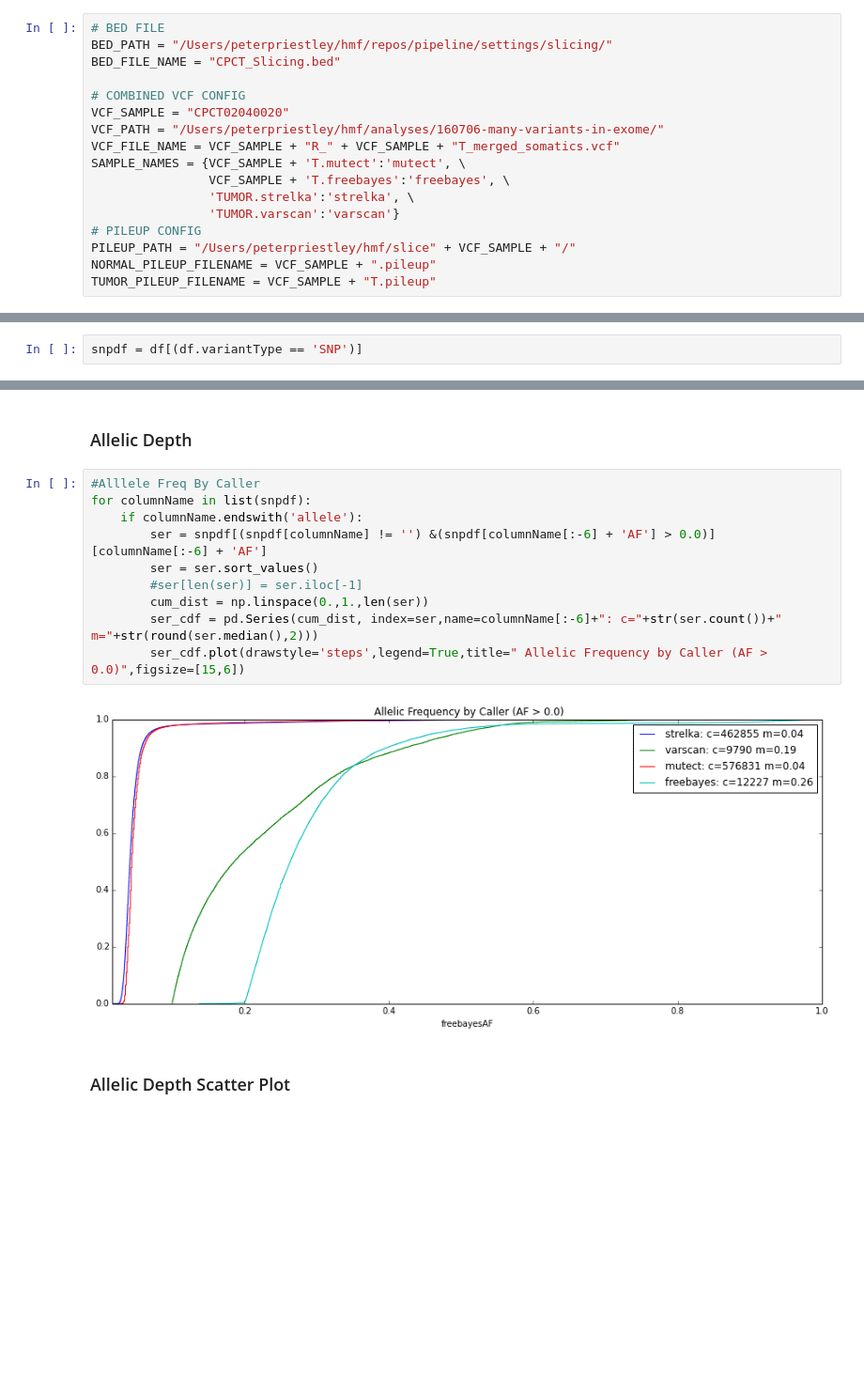
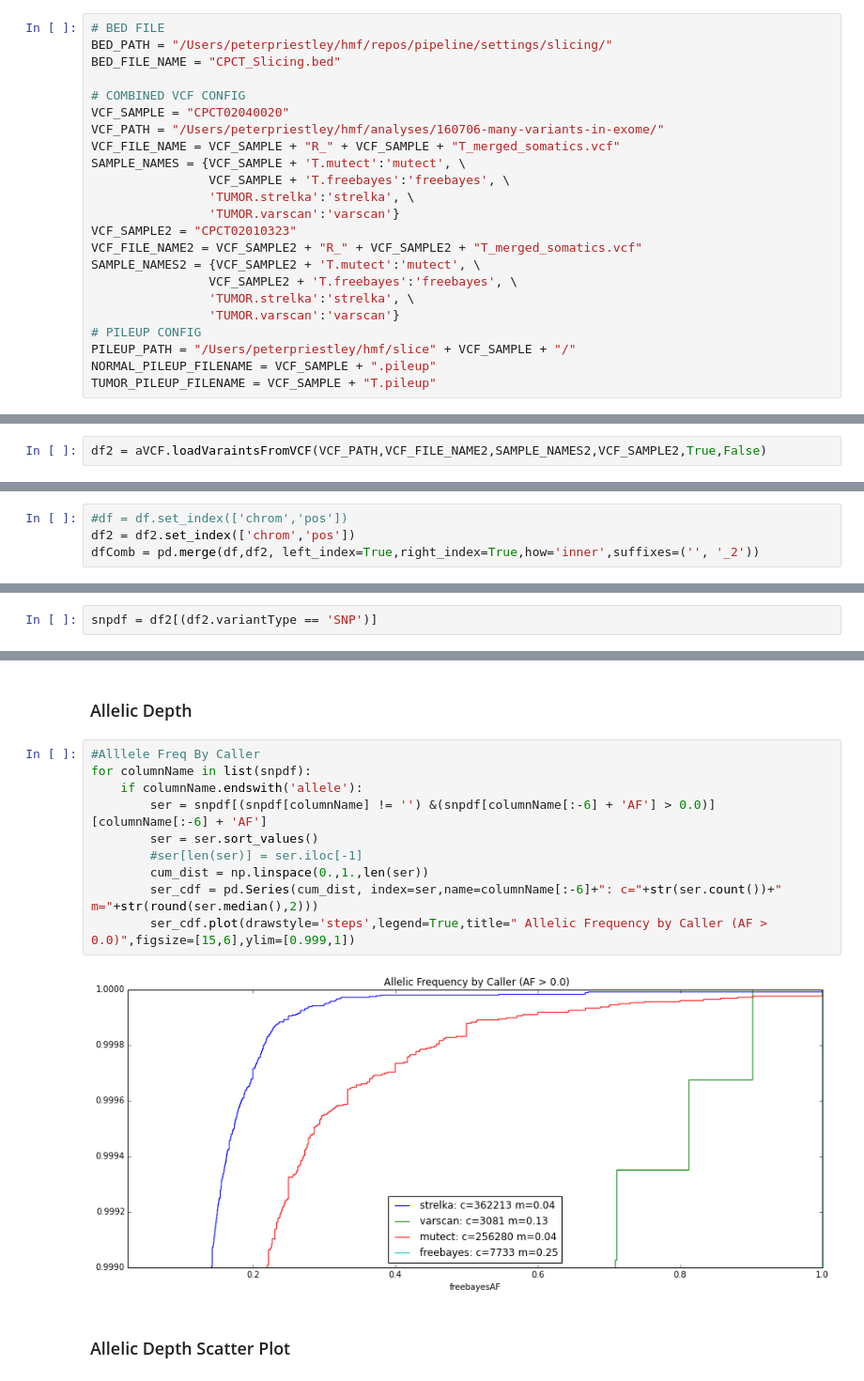
Before and after one commit to hartwigmedical/scripts, a Jupyter notebook: ipython/SuspiciousSampleAnalysisExample.ipynb, the cells around one changed output, grey strips where cells are left out. Shown at 94% size. Saved outputs shown, nothing was run; the diff lists cells and outputs as text; blank space fills up the shorter version.

```diff
--- a/ipython/SuspiciousSampleAnalysisExample.ipynb
+++ b/ipython/SuspiciousSampleAnalysisExample.ipynb
@@ -30,6 +30,12 @@ SAMPLE_NAMES = {VCF_SAMPLE + 'T.mutect':'mutect', \
                 VCF_SAMPLE + 'T.freebayes':'freebayes', \
                 'TUMOR.strelka':'strelka', \
                 'TUMOR.varscan':'varscan'}
+VCF_SAMPLE2 = "CPCT02010323"
+VCF_FILE_NAME2 = VCF_SAMPLE2 + "R_" + VCF_SAMPLE2 + "T_merged_somatics.vcf"
+SAMPLE_NAMES2 = {VCF_SAMPLE2 + 'T.mutect':'mutect', \
+                VCF_SAMPLE2 + 'T.freebayes':'freebayes', \
+                'TUMOR.strelka':'strelka', \
+                'TUMOR.varscan':'varscan'}
 # PILEUP CONFIG
 PILEUP_PATH = "/Users/peterpriestley/hmf/slice" + VCF_SAMPLE + "/"
 NORMAL_PILEUP_FILENAME = VCF_SAMPLE + ".pileup"
@@ -54,3 +60,5 @@ reading VCF File line: 600000
 reading VCF File line: 700000
 reading VCF File line: 800000
 Number variants loaded: 843708
+# %%
+df2 = aVCF.loadVaraintsFromVCF(VCF_PATH,VCF_FILE_NAME2,SAMPLE_NAMES2,VCF_SAMPLE2,True,False)
@@ -56,0 +74,4 @@ Number variants loaded: 843708
+# %%
+#df = df.set_index(['chrom','pos'])
+df2 = df2.set_index(['chrom','pos'])
+dfComb = pd.merge(df,df2, left_index=True,right_index=True,how='inner',suffixes=('', '_2'))
@@ -94,7 +127,7 @@ outputDF.sort_values(['patientName','variantType','caller'])
 # %% [markdown]
 <h3> SNP
 # %%
-snpdf = df[(df.variantType == 'SNP')]
+snpdf = df2[(df2.variantType == 'SNP')]
 # %%
 vn.venn([snpdf[snpdf.mutectallele != '']['chromPos'], \
          snpdf[snpdf.strelkaallele != '']['chromPos'], \
@@ -119,14 +152,14 @@ vn.venn([indeldf[indeldf.strelkaallele != '']['chromPos'], \
 # %%
 #Alllele Freq By Caller
 for columnName in list(snpdf):
     if columnName.endswith('allele'):
         ser = snpdf[(snpdf[columnName] != '') &(snpdf[columnName[:-6] + 'AF'] > 0.0)][columnName[:-6] + 'AF']
         ser = ser.sort_values()
         #ser[len(ser)] = ser.iloc[-1]
         cum_dist = np.linspace(0.,1.,len(ser))
         ser_cdf = pd.Series(cum_dist, index=ser,name=columnName[:-6]+": c="+str(ser.count())+" m="+str(round(ser.median(),2)))
-        ser_cdf.plot(drawstyle='steps',legend=True,title=" Allelic Frequency by Caller (AF > 0.0)",figsize=[15,6])
+        ser_cdf.plot(drawstyle='steps',legend=True,title=" Allelic Frequency by Caller (AF > 0.0)",figsize=[15,6],ylim=[0.999,1])
 # %% [output]
-[figure, old version]
+[figure, new version]
 # %% [markdown]
 ### Allelic Depth Scatter Plot
```
Also changed, not shown: parts of 8 cells of this notebook, 2 other files.
